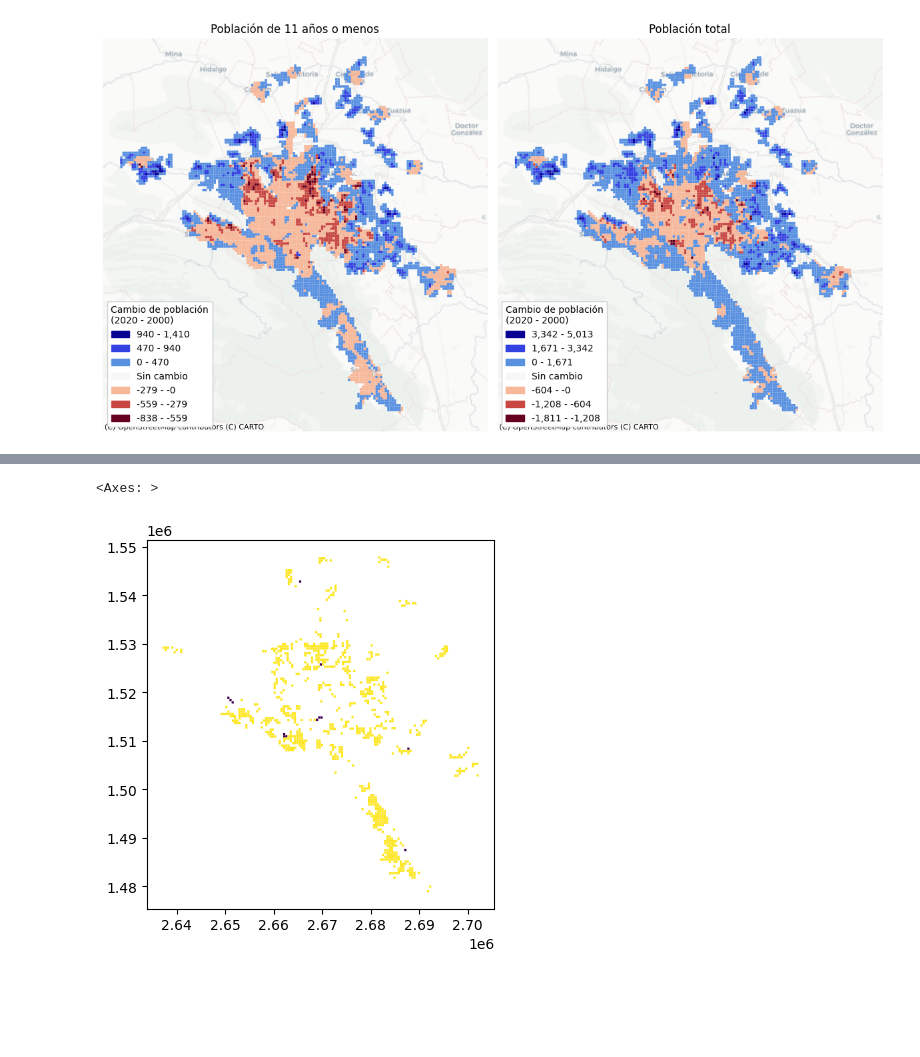
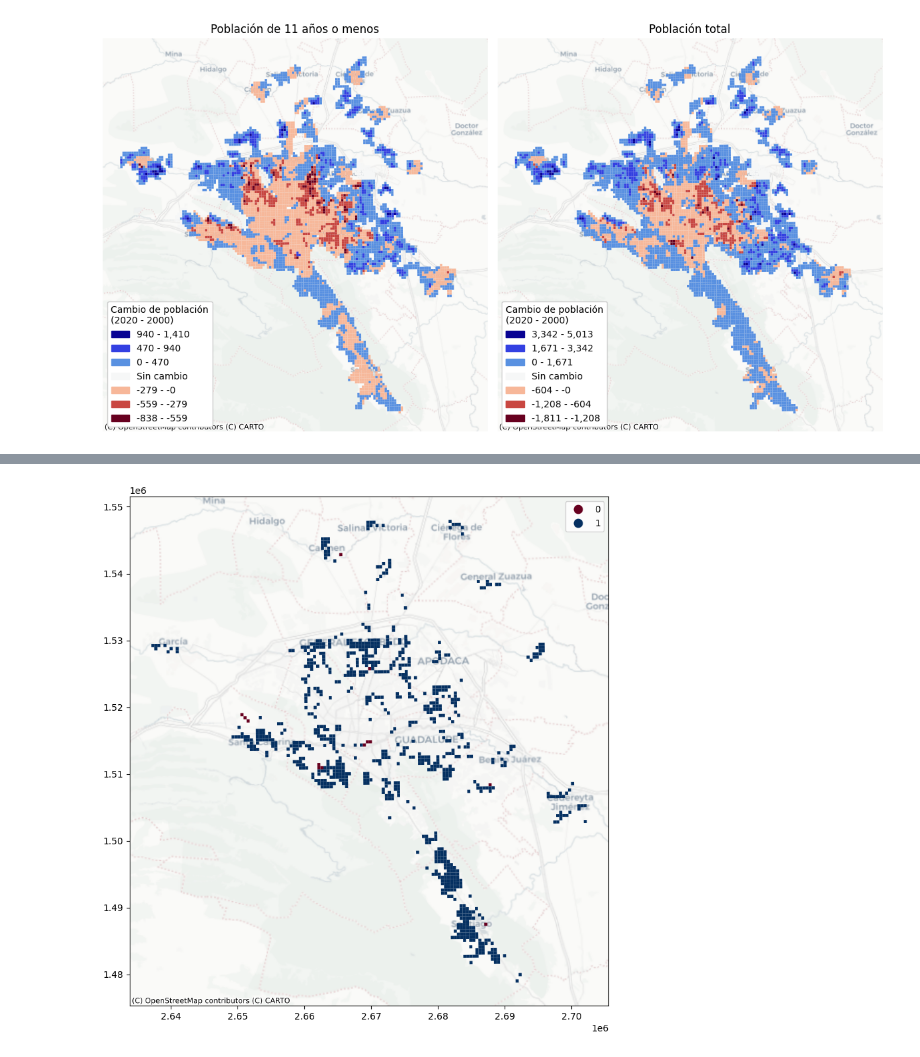
Before and after one commit to CentroFuturoCiudades/jat-slides, a Jupyter notebook: temp.ipynb, the cells around one changed output, grey strips where cells are left out. Drawn from its saved outputs; the diff is of its cells as text; code cells hidden in the pictures; blank space fills up the shorter version.

```diff
--- a/temp.ipynb
+++ b/temp.ipynb
@@ -14,11 +20,12 @@ population_grids_path = Path(os.environ["POPULATION_GRIDS_PATH"])
 # %%
 df = (
     gpd.read_file(
-        population_grids_path / "final" / "differences" / "2000_2020" / "19.1.01.gpkg"
+        population_grids_path / "final" / "differences" / "2000_2020" / "09.1.01.gpkg",
     )
     .set_index("codigo")
     .assign(
-        P_11YMENOS_difference=lambda df: df["pop_difference"]
-        - df["P_12YMAS_difference"]
+        P_11YMENOS_difference=lambda df: (
+            df["pop_difference"] - df["P_12YMAS_difference"]
+        ),
     )
 )
@@ -26,7 +35,9 @@ df = (
 fig, (axl, axr) = plt.subplots(1, 2, figsize=(12, 8))
 
 for ax, col in zip(
-    [axl, axr], ["P_11YMENOS_difference", "pop_difference"], strict=True
+    [axl, axr],
+    ["P_11YMENOS_difference", "pop_difference"],
+    strict=True,
 ):
     bounds = get_cmap_bounds(df[col], 3)
     norm = mcol.BoundaryNorm(bounds, 256)
@@ -35,11 +46,12 @@ for ax, col in zip(
     add_pop_legend(bounds, ax=ax, cmap=cmap_rdbu, legend_pos="lower left")
 
     ax.axis("off")
-    cx.add_basemap(ax, crs=df.crs, source=cx.providers.CartoDB.Positron, zoom=10)
+    cx.add_basemap(ax, crs=df.crs, source=xyz.providers.CartoDB.Positron, zoom=10)
 
 axl.set_title("Población de 11 años o menos")
 axr.set_title("Población total")
 fig.tight_layout()
+fig.savefig("./fig.jpg", dpi=300, bbox_inches="tight")
 # %% [output]
 [figure]
 # %%
@@ -50,4 +62,19 @@ temp = (
     )
     .dropna(subset=["sign_pop", "sign_11ymenos"])
     .query("sign_pop != sign_11ymenos")
+    .assign(
+        pop_gained_11_lost=lambda df: (df["sign_pop"] >= df["sign_11ymenos"]).astype(
+            int,
+        ),
+    )
 )
+# %%
+fig, ax = plt.subplots(figsize=(8, 8))
+sns.kdeplot(
+    temp.query("pop_gained_11_lost == 1").centroid.get_coordinates(),
+    x="x",
+    y="y",
+    ax=ax,
+    fill=True,
+)
+cx.add_basemap(ax, crs=df.crs, source=xyz.providers.CartoDB.Positron, zoom=10)
@@ -54,5 +83,11 @@ temp = (
 # %%
-temp.plot(column="sign_pop")
+ax = temp.plot(
+    column="pop_gained_11_lost",
+    legend=True,
+    categorical=True,
+    cmap="RdBu",
+    figsize=(10, 10),
+)
+cx.add_basemap(ax, crs=df.crs, source=xyz.providers.CartoDB.Positron, zoom=10)
 # %% [output]
-<Axes: >
-[figure, old version]
+[figure, new version]
```
Also changed, not shown: parts of 3 cells of this notebook, 37 other files.
